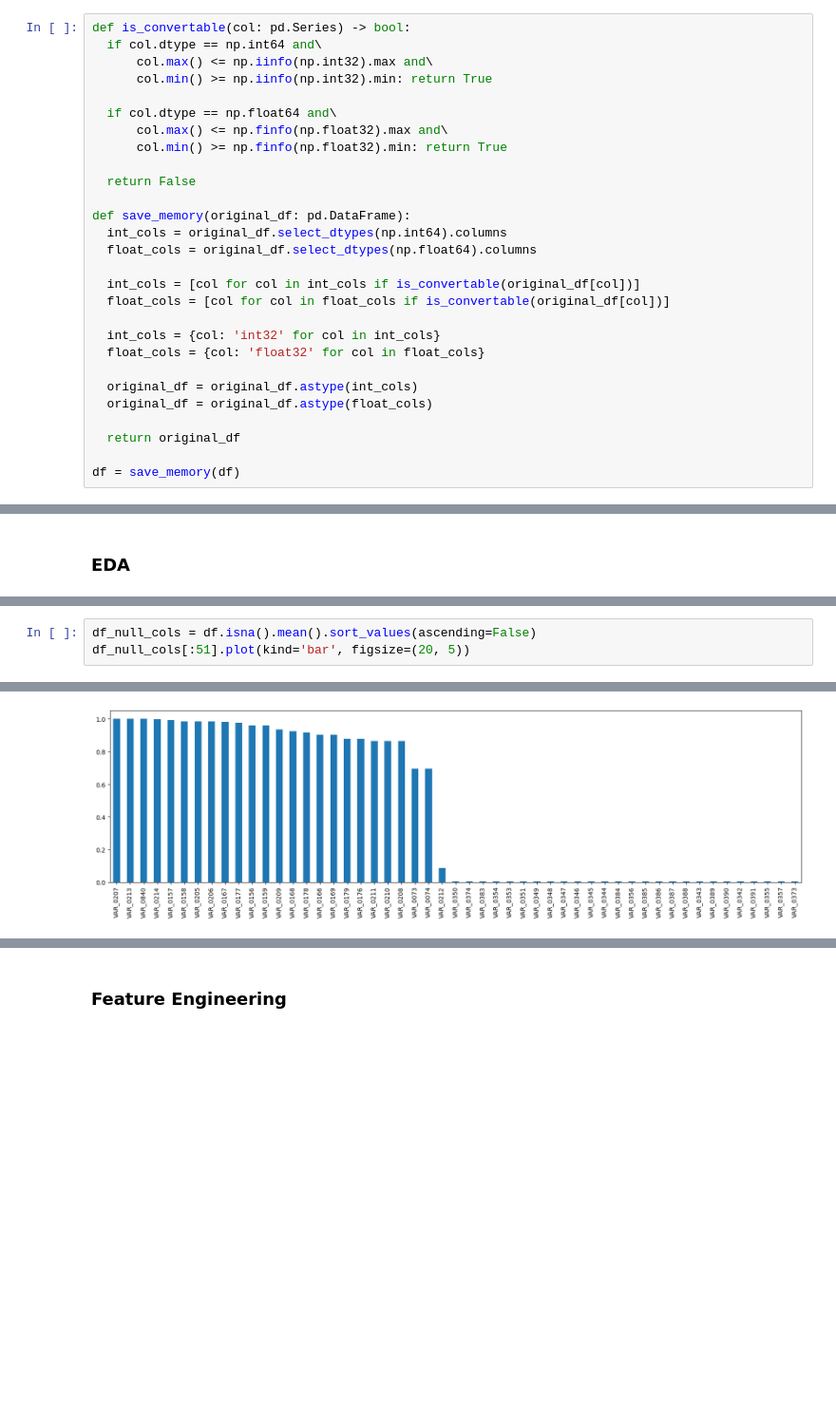
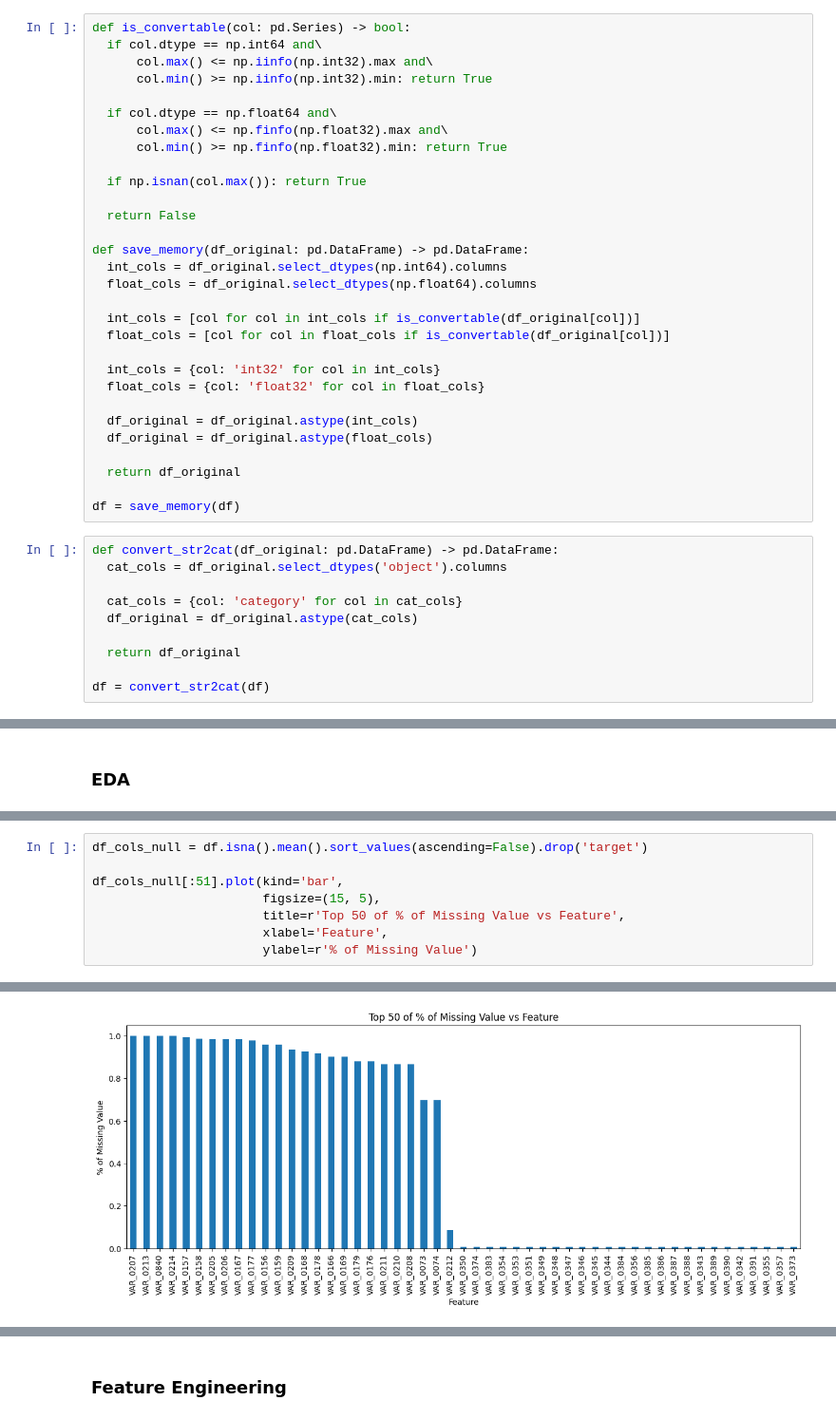
Before and after one commit to rezadzikri19/CLF-Spring-Leaf-Markeing-Response, a Jupyter notebook: marketing_classification.ipynb, the cells around one changed output, grey strips where cells are left out. Shown: that part at 95% size. Drawn from its saved outputs; the diff is of its cells as text; blank space fills up the shorter version.

```diff
--- a/marketing_classification.ipynb
+++ b/marketing_classification.ipynb
@@ -50,24 +53,36 @@ def is_convertable(col: pd.Series) -> bool:
       col.max() <= np.finfo(np.float32).max and\
       col.min() >= np.finfo(np.float32).min: return True
 
+  if np.isnan(col.max()): return True
+
   return False
 
-def save_memory(original_df: pd.DataFrame):
-  int_cols = original_df.select_dtypes(np.int64).columns
-  float_cols = original_df.select_dtypes(np.float64).columns
+def save_memory(df_original: pd.DataFrame) -> pd.DataFrame:
+  int_cols = df_original.select_dtypes(np.int64).columns
+  float_cols = df_original.select_dtypes(np.float64).columns
 
-  int_cols = [col for col in int_cols if is_convertable(original_df[col])]
-  float_cols = [col for col in float_cols if is_convertable(original_df[col])]
+  int_cols = [col for col in int_cols if is_convertable(df_original[col])]
+  float_cols = [col for col in float_cols if is_convertable(df_original[col])]
 
   int_cols = {col: 'int32' for col in int_cols}
   float_cols = {col: 'float32' for col in float_cols}
 
-  original_df = original_df.astype(int_cols)
-  original_df = original_df.astype(float_cols)
+  df_original = df_original.astype(int_cols)
+  df_original = df_original.astype(float_cols)
 
-  return original_df
+  return df_original
 
 df = save_memory(df)
+# %%
+def convert_str2cat(df_original: pd.DataFrame) -> pd.DataFrame:
+  cat_cols = df_original.select_dtypes('object').columns
+
+  cat_cols = {col: 'category' for col in cat_cols}
+  df_original = df_original.astype(cat_cols)
+
+  return df_original
+
+df = convert_str2cat(df)
 # %%
 df.info(memory_usage='deep')
 # %% [output]
@@ -81,4 +113,9 @@ memory usage: 1.3 GB
 # %%
-df_null_cols = df.isna().mean().sort_values(ascending=False)
-df_null_cols[:51].plot(kind='bar', figsize=(20, 5))
+df_cols_null = df.isna().mean().sort_values(ascending=False).drop('target')
+
+df_cols_null[:51].plot(kind='bar',
+                       figsize=(15, 5),
+                       title=r'Top 50 of % of Missing Value vs Feature',
+                       xlabel='Feature',
+                       ylabel=r'% of Missing Value')
 # %% [output]
@@ -86 +123 @@ df_null_cols[:51].plot(kind='bar', figsize=(20, 5))
-[figure, old version]
+[figure, new version]
```
Also changed, not shown: parts of 56 cells of this notebook.
